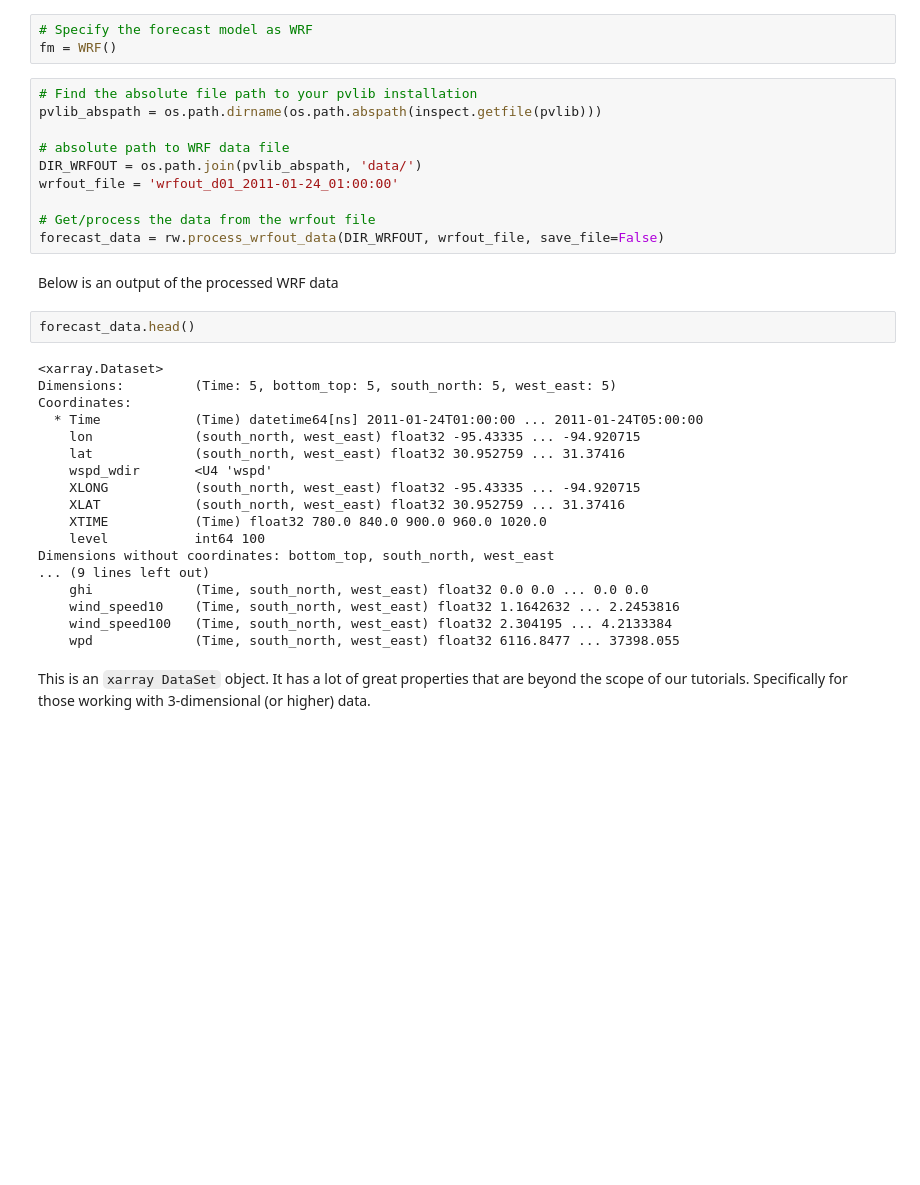
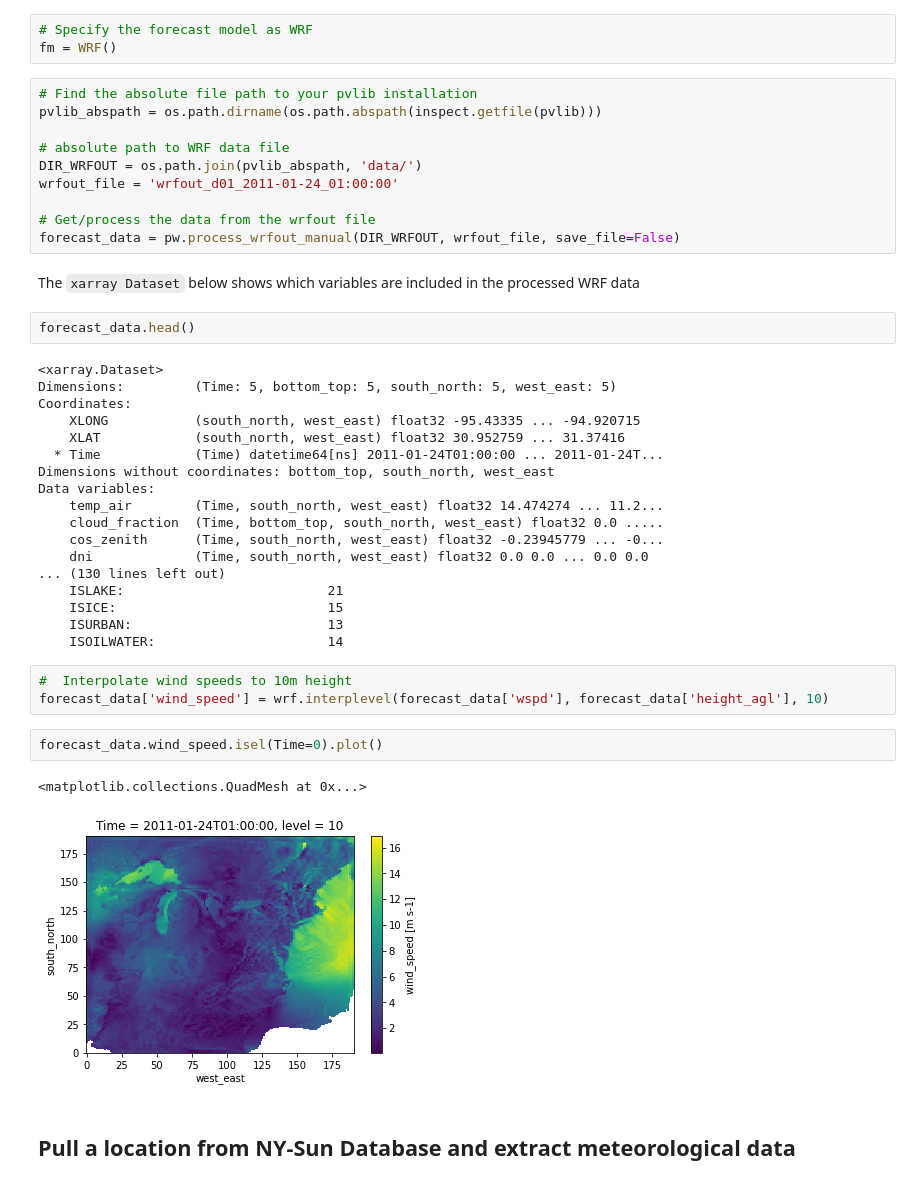
Before and after one commit to jeffreysward/pvlib-python, a Jupyter notebook: docs/tutorials/WRF_forecast_to_power.ipynb, the cells around one changed output. Saved outputs shown, nothing was run; the diff lists cells and outputs as text; blank space fills up the shorter version.

Commit message:
Worked out how to connect WRF to pvlib for calculating power output.

```diff
--- a/docs/tutorials/WRF_forecast_to_power.ipynb
+++ b/docs/tutorials/WRF_forecast_to_power.ipynb
@@ -53,28 +56,36 @@ DIR_WRFOUT = os.path.join(pvlib_abspath, 'data/')
 wrfout_file = 'wrfout_d01_2011-01-24_01:00:00'
 
 # Get/process the data from the wrfout file
-forecast_data = rw.process_wrfout_data(DIR_WRFOUT, wrfout_file, save_file=False)
+forecast_data = pw.process_wrfout_manual(DIR_WRFOUT, wrfout_file, save_file=False)
-# %% [markdown]
-Below is an output of the processed WRF data
+# %% [markdown]
+The ``xarray Dataset`` below shows which variables are included in the processed WRF data
 # %%
 forecast_data.head()
 # %% [output]
 <xarray.Dataset>
 Dimensions:         (Time: 5, bottom_top: 5, south_north: 5, west_east: 5)
 Coordinates:
-  * Time            (Time) datetime64[ns] 2011-01-24T01:00:00 ... 2011-01-24T05:00:00
-    lon             (south_north, west_east) float32 -95.43335 ... -94.920715
-    lat             (south_north, west_east) float32 30.952759 ... 31.37416
-    wspd_wdir       <U4 'wspd'
     XLONG           (south_north, west_east) float32 -95.43335 ... -94.920715
     XLAT            (south_north, west_east) float32 30.952759 ... 31.37416
-    XTIME           (Time) float32 780.0 840.0 900.0 960.0 1020.0
-    level           int64 100
+  * Time            (Time) datetime64[ns] 2011-01-24T01:00:00 ... 2011-01-24T...
 Dimensions without coordinates: bottom_top, south_north, west_east
-... (9 lines left out)
-    ghi             (Time, south_north, west_east) float32 0.0 0.0 ... 0.0 0.0
-    wind_speed10    (Time, south_north, west_east) float32 1.1642632 ... 2.2453816
-    wind_speed100   (Time, south_north, west_east) float32 2.304195 ... 4.2133384
-    wpd             (Time, south_north, west_east) float32 6116.8477 ... 37398.055
+Data variables:
+    temp_air        (Time, south_north, west_east) float32 14.474274 ... 11.2...
+    cloud_fraction  (Time, bottom_top, south_north, west_east) float32 0.0 .....
+    cos_zenith      (Time, south_north, west_east) float32 -0.23945779 ... -0...
+    dni             (Time, south_north, west_east) float32 0.0 0.0 ... 0.0 0.0
+... (130 lines left out)
+    ISLAKE:                          21
+    ISICE:                           15
+    ISURBAN:                         13
+    ISOILWATER:                      14
-# %% [markdown]
-This is an ``xarray DataSet`` object. It has a lot of great properties that are beyond the scope of our tutorials. Specifically for those working with 3-dimensional (or higher) data.
+# %%
+#  Interpolate wind speeds to 10m height
+forecast_data['wind_speed'] = wrf.interplevel(forecast_data['wspd'], forecast_data['height_agl'], 10)
+# %%
+forecast_data.wind_speed.isel(Time=0).plot()
+# %% [output]
+<matplotlib.collections.QuadMesh at 0x...>
+[figure, added]
+# %% [markdown]
+## Pull a location from NY-Sun Database and extract meteorological data
```
Also changed, not shown: parts of 16 cells of this notebook, 5 other files.
